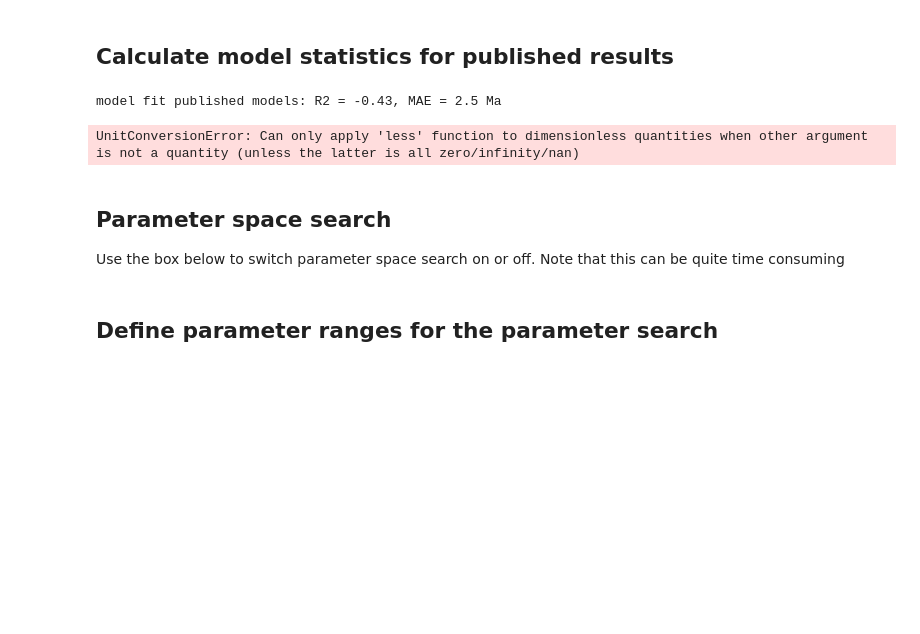
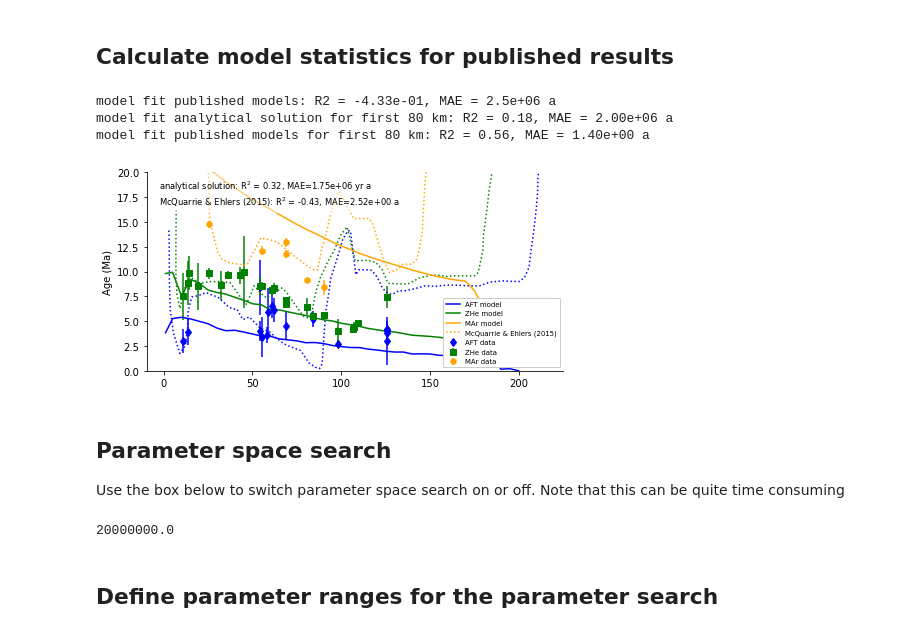
Before and after one commit to ElcoLuijendijk/wedgex, a Jupyter notebook: wedgex.ipynb, the cells around one changed output. Saved outputs shown, nothing was run; the diff lists cells and outputs as text; code cells hidden in the pictures; blank space fills up the shorter version.

```diff
--- a/wedgex.ipynb
+++ b/wedgex.ipynb
@@ -769,27 +759,28 @@ for i, thc in zip(itertools.count(), thermochron_systems):
         df.loc[ind, 'modelled_ages_published'] = age_modelled_samples
 
 dfi = df.dropna(subset=['age', 'modelled_ages_published'])
-data_pub, pred_pub = dfi['age'].values, dfi['modelled_ages_published'].values
+data_pub, pred_pub = dfi['age'].values * 1e6 * u.year, dfi['modelled_ages_published'].values * 1e6 * u.year
 R2_pub = sklearn.metrics.r2_score(data_pub, pred_pub)
 MAE_pub = sklearn.metrics.mean_absolute_error(data_pub, pred_pub)
 
-print(f'model fit published models: R2 = {R2_pub:.2f}, MAE = {MAE_pub:.1f} Ma')
+print(f'model fit published models: R2 = {R2_pub:.2e}, MAE = {MAE_pub:.1e} a')
 
 # get statistics for data in first 80 km (following reviewer suggestion)
 dfi2 = dfi.loc[dfi[distance_column] < 85e3]
 data_pub, pred_pub = dfi2['age'].values, dfi2['modelled_ages_published'].values
 
-ind_80km = x0_samples_adj < 85e3
+ind_80km = x0_samples_adj < 85e3 * u.m
 
 R2_80km = sklearn.metrics.r2_score(data[ind_80km], prediction[ind_80km])
 MAE_80km = sklearn.metrics.mean_absolute_error(data[ind_80km], prediction[ind_80km])
 R2_pub2 = sklearn.metrics.r2_score(data_pub, pred_pub)
 MAE_pub2 = sklearn.metrics.mean_absolute_error(data_pub, pred_pub)
-print(f'model fit analytical solution for first 80 km: R2 = {R2_80km:.2f}, MAE = {MAE_80km:.1f} Ma')
-print(f'model fit published models for first 80 km: R2 = {R2_pub2:.2f}, MAE = {MAE_pub2:.1f} Ma')
+print(f'model fit analytical solution for first 80 km: R2 = {R2_80km:.2f}, MAE = {MAE_80km:.2e} a')
+print(f'model fit published models for first 80 km: R2 = {R2_pub2:.2f}, MAE = {MAE_pub2:.2e} a')
 # %% [output]
-model fit published models: R2 = -0.43, MAE = 2.5 Ma
+model fit published models: R2 = -4.33e-01, MAE = 2.5e+06 a
+model fit analytical solution for first 80 km: R2 = 0.18, MAE = 2.00e+06 a
+model fit published models for first 80 km: R2 = 0.56, MAE = 1.40e+00 a
-UnitConversionError: Can only apply 'less' function to dimensionless quantities when other argument is not a quantity (unless the latter is all zero/infinity/nan)
 # %%
 legs = []
 labels = []
@@ -802,7 +793,7 @@ fig, ax = pl.subplots(1, 1, figsize=(fig_width, fig_width /2.0))
 lp = None
 for i, thc, c in zip(itertools.count(), thermochron_systems,  thermochron_colors):
     if thc in df[thermochronometer_col].values:
-        lt, = ax.plot(x0s / 1e3, modelled_ages_all[:, i], color=c)
+        lt, = ax.plot(x0s / 1e3, modelled_ages_all[:, i] / 1e6, color=c)
         legs.append(lt)
         labels.append('%s model' % thc)
 
@@ -828,36 +819,38 @@ for thc, m, c in zip(thermochron_systems, thermochron_markers, thermochron_color
         #axs[0].scatter(df.loc[ix, distance_column] / 1e3, df.loc[ix, 'age'],
         # label='%s data' % thc, color=c, marker=m)
 
         x = df.loc[ix, distance_column] / 1e3
         z = df.loc[ix, 'age']
         ze = df.loc[ix, 'age_error_1s'] * 2
         sc = ax.errorbar(x, z, yerr=ze, ls='None', color=c, marker=m)
         legs.append(sc)
         labels.append('%s data' % thc)
 
 #
 if log_scale_ages is True:
     ax.set_yscale('log')
 else:
-    ax.set_ylim(0, max_age_fig.values)
+    ax.set_ylim(0, max_age_fig.value / 1e6)
 ax.set_ylabel('Age (Ma)')
 
-tekst = r'analytical solution: $R^2$ = %0.2f, MAE=%0.2f $\times 10^6$ a' % (R2, MAE)
+tekst = rf'analytical solution: $R^2$ = {R2:0.2f}, MAE={MAE:0.2e} a'
 tekst += '\n'
-tekst += r'McQuarrie & Ehlers (2015): $R^2$ = %0.2f, MAE=%0.2f $\times 10^6$ a' % (R2_pub, MAE_pub)
+tekst += rf'McQuarrie & Ehlers (2015): $R^2$ = {R2_pub:0.2f}, MAE={MAE_pub:0.2e} a'
 txt = ax.text(0.03, 0.97, tekst, transform=ax.transAxes,
                   ha='left', va='top', fontsize='small')
 txt.set_bbox(dict(facecolor='white', alpha=0.5, color='white'))
 
 ax.spines['top'].set_visible(False)
 ax.spines['right'].set_visible(False)
 
 ax.legend(legs, labels, fontsize=fs, loc='lower right', facecolor='white', framealpha=1)
 
 fig.tight_layout()
 
 fig.savefig('fig/comparison_mcquarrie2015.pdf')
 fig.savefig('fig/comparison_mcquarrie2015.png')
+# %% [output]
+[figure, added]
 # %% [markdown]
 ## Parameter space search
 
@@ -867,3 +858,7 @@ parameter_space_search = False
+# %%
+max_age_fig.value
+# %% [output]
+20000000.0
 # %% [markdown]
 ## Define parameter ranges for the parameter search
 # %%
```
Also changed, not shown: parts of 24 cells of this notebook, 5 other files.
